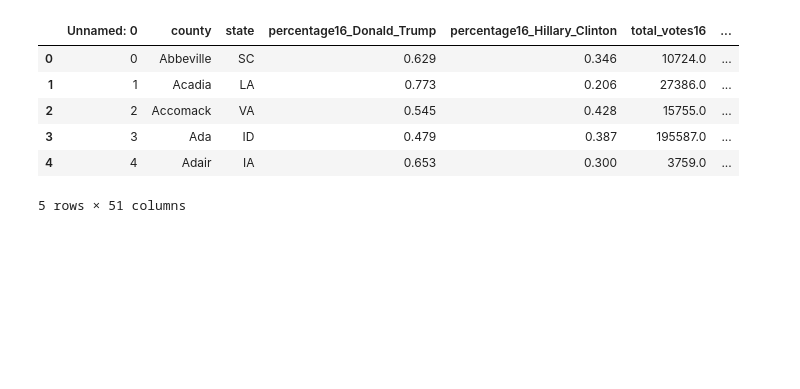
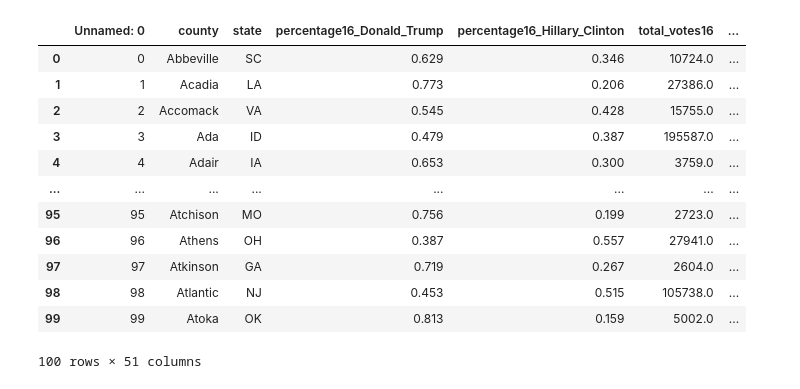
Before and after one commit to KGore12/The-2020-US-Presidential-Election-and-Covid-19, a Jupyter notebook: county_cleanup.ipynb, the cells around one changed output. Saved outputs shown, nothing was run; the diff lists cells and outputs as text; code cells hidden in the pictures; blank space fills up the shorter version.

```diff
--- a/county_cleanup.ipynb
+++ b/county_cleanup.ipynb
@@ -3,13 +3,19 @@ import pandas as pd
 import csv
 # %%
 county_df = pd.read_csv("Raw Data/county_statistics.csv", encoding="utf-8")
-county_df.head()
+county_df.head(100)
 # %% [output]
 |  | Unnamed: 0 | county | state | percentage16_Donald_Trump | percentage16_Hillary_Clinton | total_votes16 | ... |
 | 0 | 0 | Abbeville | SC | 0.629 | 0.346 | 10724.0 | ... |
 | 1 | 1 | Acadia | LA | 0.773 | 0.206 | 27386.0 | ... |
 | 2 | 2 | Accomack | VA | 0.545 | 0.428 | 15755.0 | ... |
 | 3 | 3 | Ada | ID | 0.479 | 0.387 | 195587.0 | ... |
 | 4 | 4 | Adair | IA | 0.653 | 0.300 | 3759.0 | ... |
+| ... | ... | ... | ... | ... | ... | ... | ... |
+| 95 | 95 | Atchison | MO | 0.756 | 0.199 | 2723.0 | ... |
+| 96 | 96 | Athens | OH | 0.387 | 0.557 | 27941.0 | ... |
+| 97 | 97 | Atkinson | GA | 0.719 | 0.267 | 2604.0 | ... |
+| 98 | 98 | Atlantic | NJ | 0.453 | 0.515 | 105738.0 | ... |
+| 99 | 99 | Atoka | OK | 0.813 | 0.159 | 5002.0 | ... |
-5 rows × 51 columns
+100 rows × 51 columns
 # %%
```
Also changed, not shown: parts of 8 cells of this notebook, 2 other files.
